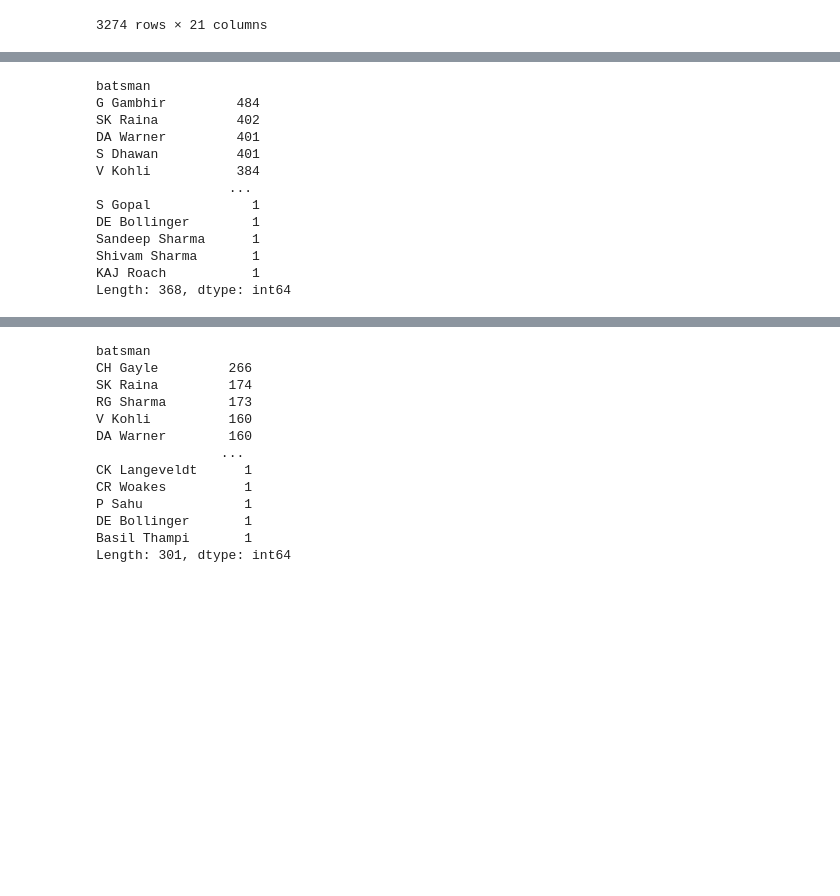
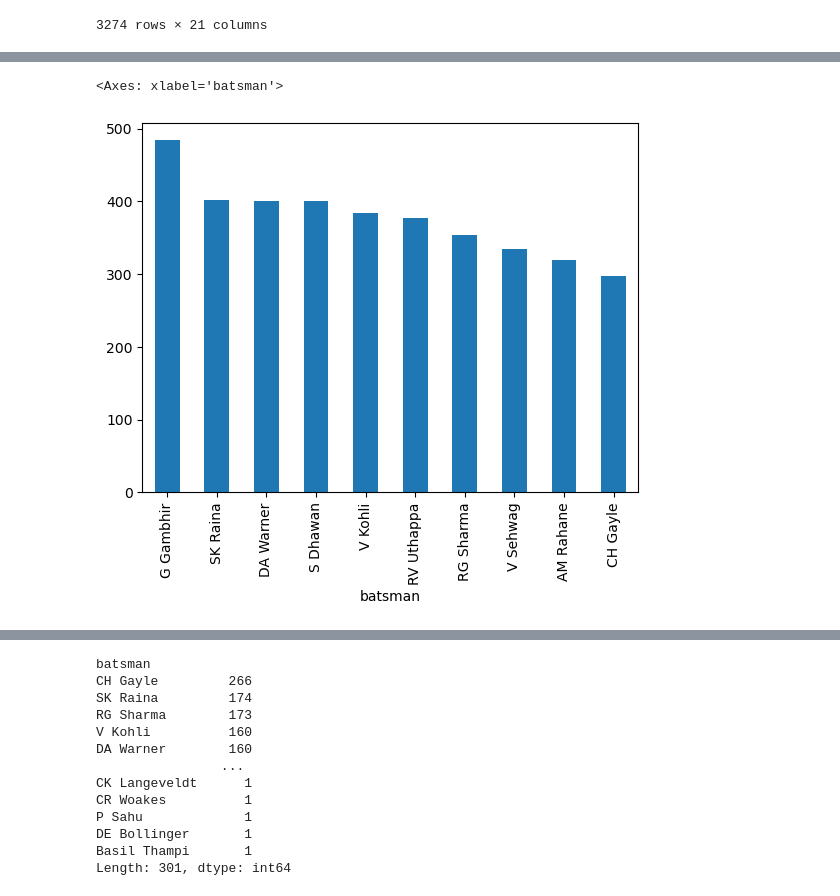
Before and after one commit to sneha280904/IPL-Trends-and-Patterns, a Jupyter notebook: IPL-analysis.ipynb, the cells around one changed output, grey strips where cells are left out. Drawn from its saved outputs; the diff is of its cells as text; code cells hidden in the pictures; blank space fills up the shorter version.

```diff
--- a/IPL-analysis.ipynb
+++ b/IPL-analysis.ipynb
@@ -388,22 +405,11 @@ Name: batsman_runs, dtype: int64
 # %%
 four = data2['batsman_runs'] == 4
 new_four = data2[four]
 new_four
-new_four.groupby('batsman').size().sort_values(ascending = False)
+new_four.groupby('batsman').size().sort_values(ascending = False).head(10).plot(kind = 'bar')
 # %% [output]
-batsman
-G Gambhir         484
-SK Raina          402
-DA Warner         401
-S Dhawan          401
-V Kohli           384
-                 ...
-S Gopal             1
-DE Bollinger        1
-Sandeep Sharma      1
-Shivam Sharma       1
-KAJ Roach           1
-Length: 368, dtype: int64
+<Axes: xlabel='batsman'>
+[figure, added]
 # %%
 three = data2['batsman_runs'] == 3
 new_three = data2[three]
```
Also changed, not shown: parts of 5 cells of this notebook.
